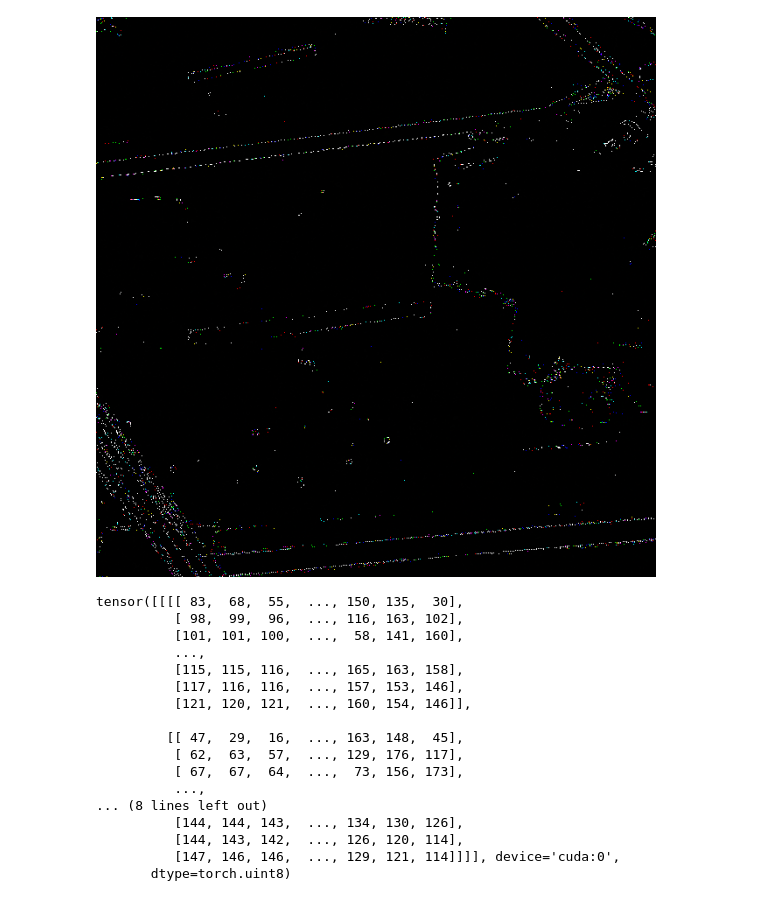
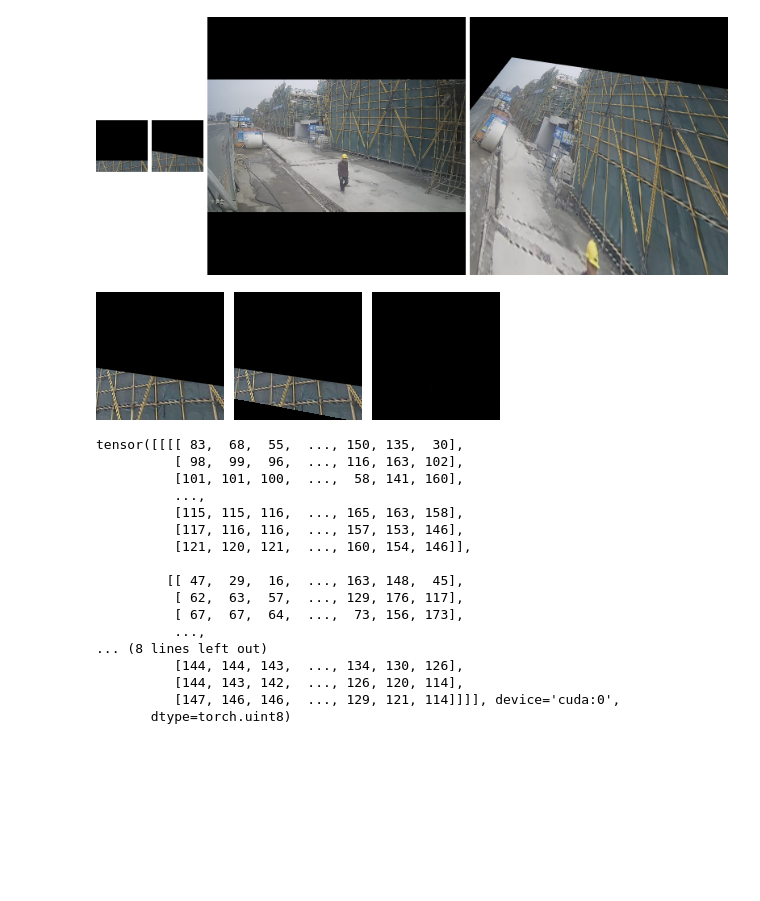
Before and after one commit to gaobiaoli/CBHN, a Jupyter notebook: test1.ipynb, the cells around one changed output. Saved outputs shown, nothing was run; the diff lists cells and outputs as text; code cells hidden in the pictures; blank space fills up the shorter version.

```diff
--- a/test1.ipynb
+++ b/test1.ipynb
@@ -11,6 +0,0 @@ image = cv2.cvtColor(image, cv2.COLOR_BGR2RGB)
-# %%
-img,img_warp, flow, disturbed_corners,ori, H=generateTrainImagePair(image,image)
-# %%
-image=torch.tensor(image).unsqueeze(0).permute(0,3,1,2).cuda()
-img=torch.tensor(img).unsqueeze(0).permute(0,3,1,2).cuda()
-flow=torch.tensor(flow).unsqueeze(0).permute(0,3,1,2).cuda()
@@ -19,4 +1,53 @@ img2=get_warp_flow(image,flow,start=torch.tensor(ori[0]).unsqueeze(0).cuda()).sq
-# %%
-Image.fromarray(img_warp-img2)
-# %% [output]
-[figure, removed]
+# %%
+import cv2
+import numpy as np
+import torch
+from PIL import Image
+from utils.transform_utils import generateTrainImagePair,get_warp_flow
+from dataset import BaseDataset
+import torch.optim as optim
+from torch.utils.data import DataLoader
+from utils.train_utils import tensor_gpu
+dataset = BaseDataset(image_dir="/CV/gaobiaoli/dataset/CIS-Dataset/train",ratio=0.1,patch_size=128)
+dataloader=DataLoader(dataset=dataset,batch_size=32,num_workers=4)
+for i,data in enumerate(dataloader):
+    break
+# %%
+def show_tensor(tensor):
+    if tensor.is_cuda:
+        tensor = tensor.cpu()
+    ndarray = tensor.permute(1, 2, 0).numpy()  # 调整维度为 (W, H, C)
+    ndarray = np.clip(ndarray, 0, 255).astype(np.uint8)
+    return Image.fromarray(ndarray)
+
+def display_images_in_row(images, padding=10, bg_color=(255, 255, 255)):
+    """
+    将多个图像在一行中拼接显示。
+
+    Args:
+        images (list): 图像列表，每个图像为 PIL.Image.Image 实例。
+        padding (int): 图像之间的间距。
+        bg_color (tuple): 背景颜色 (R, G, B)。
+
+    Returns:
+        PIL.Image.Image: 拼接后的图像。
+    """
+    # 获取每个图像的宽高，并计算总宽度和最大高度
+    widths, heights = zip(*(img.size for img in images))
+    total_width = sum(widths) + padding * (len(images) - 1)
+    max_height = max(heights)
+
+    # 创建背景图像
+    combined_image = Image.new("RGB", (total_width, max_height), bg_color)
+
+    # 拼接图像
+    x_offset = 0
+    for img in images:
+        combined_image.paste(img, (x_offset, (max_height - img.height) // 2))
+        x_offset += img.width + padding
+
+    return combined_image
+id=0
+display_images_in_row([show_tensor(data['img1_patch'][id]*255),show_tensor(data['img2_patch'][id]*255),show_tensor(data['img1_full'][id]*255),show_tensor(data['img2_full'][id]*255)])
+# %% [output]
+[figure, added]
@@ -23,3 +59,9 @@ Image.fromarray(img_warp-img2)
+# %%
+img2_from_full=get_warp_flow(data['img1_full'],data['flow_img1'].permute(0,3,1,2),start=data['origin_corners'][:,0,:])
+img2_from_patch=get_warp_flow(data['img1_patch'],data['flow_img1'].permute(0,3,1,2))
+display_images_in_row([show_tensor(img2_from_full[0]*255),show_tensor(img2_from_patch[0]*255),show_tensor(img2_from_full[0]*255-data['img2_patch'][id]*255)])
+# %% [output]
+[figure, added]
 # %%
 img
 # %% [output]
```
Also changed, not shown: parts of 4 cells of this notebook, 10 other files.
